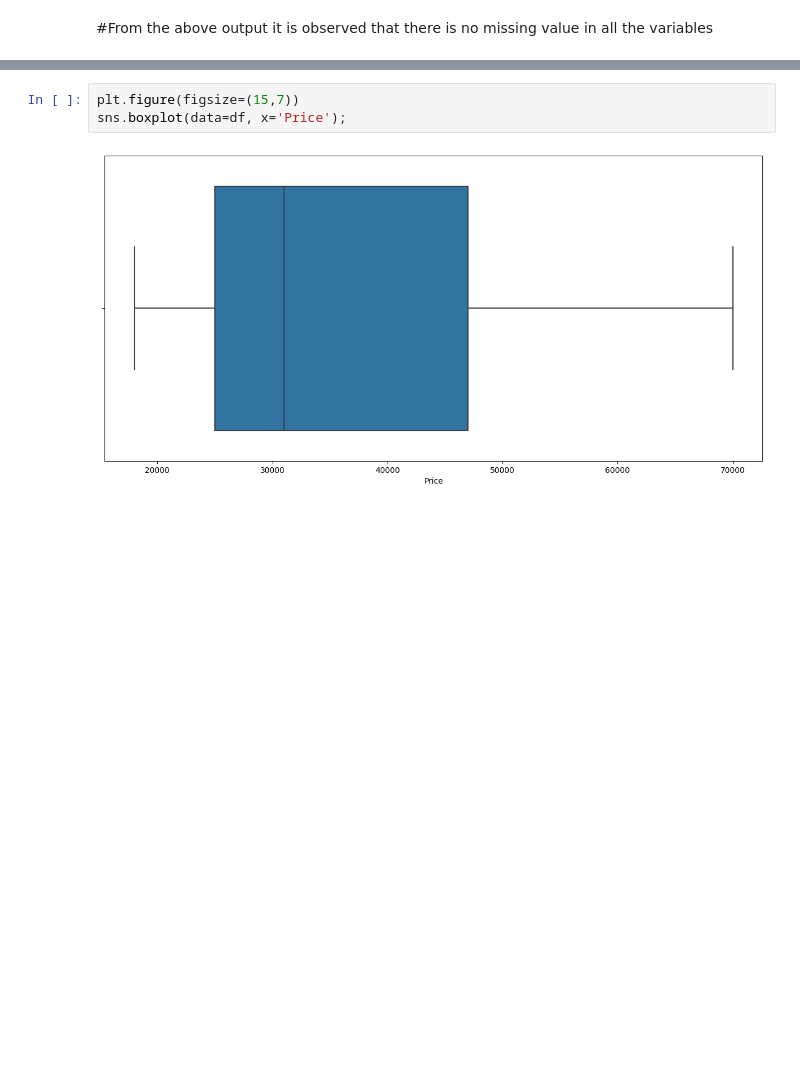
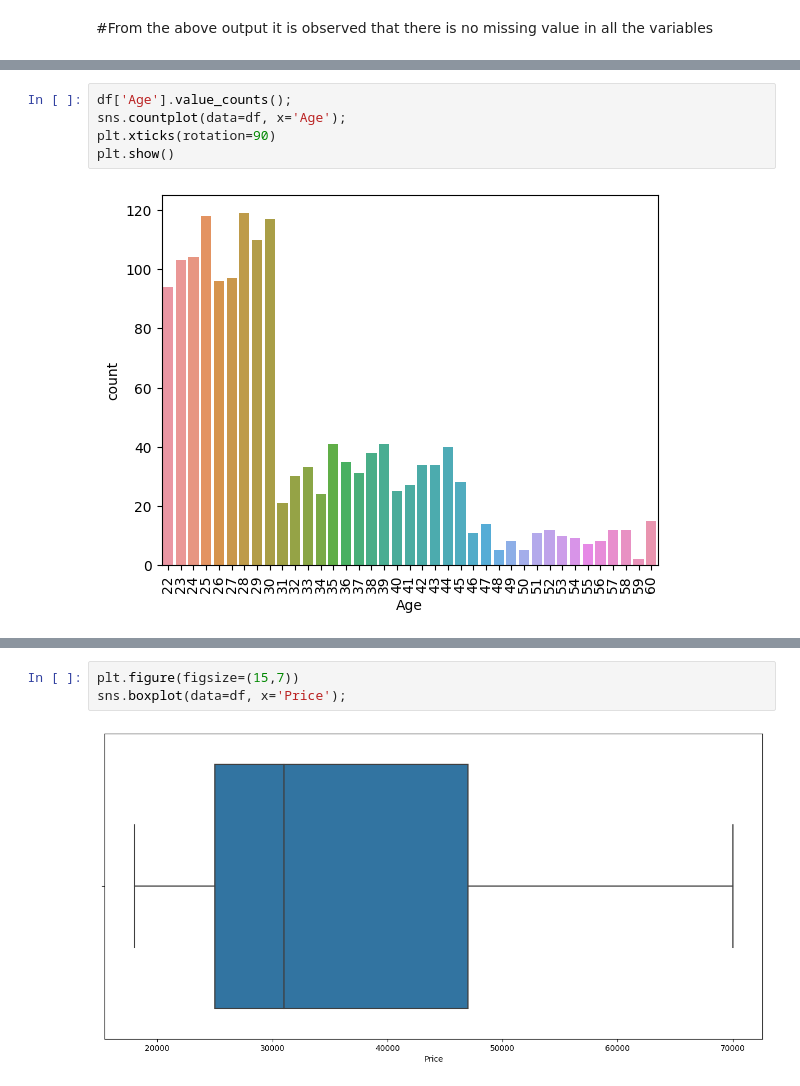
Before and after one commit to Ebipademp/nbte_directory, a Jupyter notebook: Python_makeupProject.ipynb, the cells around one changed output, grey strips where cells are left out. Drawn from its saved outputs; the diff is of its cells as text; blank space fills up the shorter version.

```diff
--- a/Python_makeupProject.ipynb
+++ b/Python_makeupProject.ipynb
@@ -101,0 +173,7 @@ sns.histplot(data=df, x='Price');
+# %%
+df['Age'].value_counts();
+sns.countplot(data=df, x='Age');
+plt.xticks(rotation=90)
+plt.show()
+# %% [output]
+[figure, added]
```
Also changed, not shown: parts of 55 cells of this notebook.
